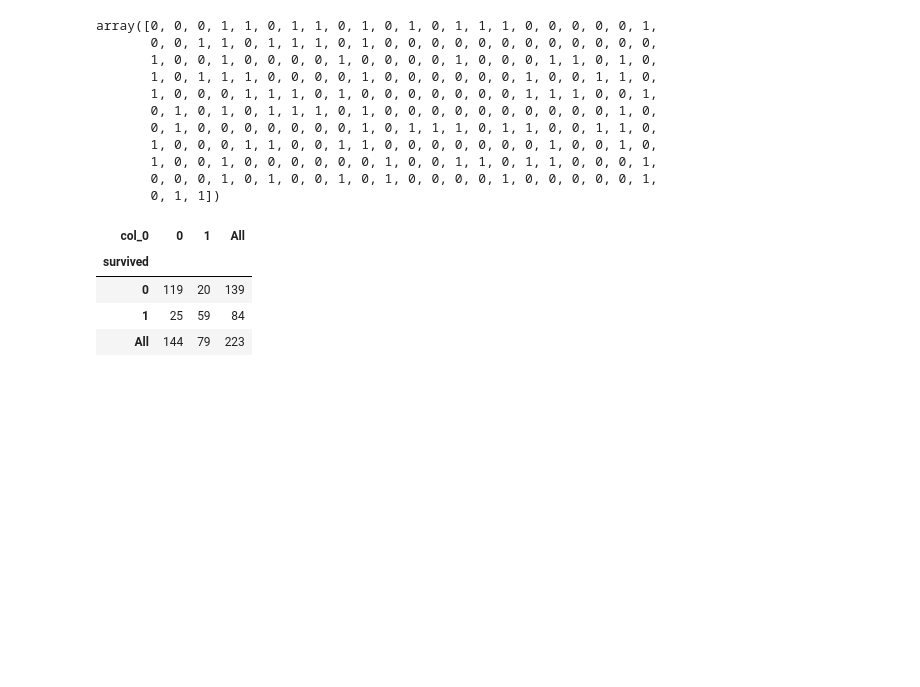
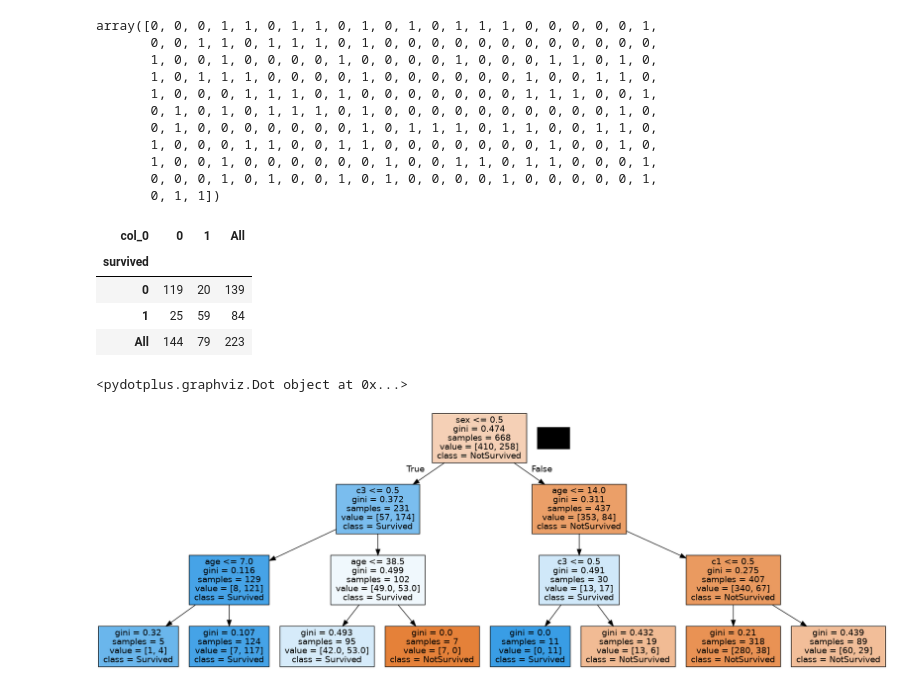
Before and after one commit to dongjoo12/github-demo, a Jupyter notebook: notebooks/titanic.ipynb, the cells around one changed output. Drawn from its saved outputs; the diff is of its cells as text; code cells hidden in the pictures; blank space fills up the shorter version.

```diff
--- a/notebooks/titanic.ipynb
+++ b/notebooks/titanic.ipynb
@@ -252,0 +256,10 @@ def tree_graph_to_png(tree, feature_names, class_names, png_file_to_save):
+# %%
+#시각화 함수를 나무 그래프로 보여준다.
+tree_graph_to_png(tree=dtmodel,  feature_names=dfx.columns.values,
+
+                class_names=['NotSurvived', 'Survived'],
+
+                png_file_to_save='decision_tree.png')
+# %% [output]
+<pydotplus.graphviz.Dot object at 0x...>
+[figure, added]
```
Also changed, not shown: parts of 6 cells of this notebook, 1 other file.
